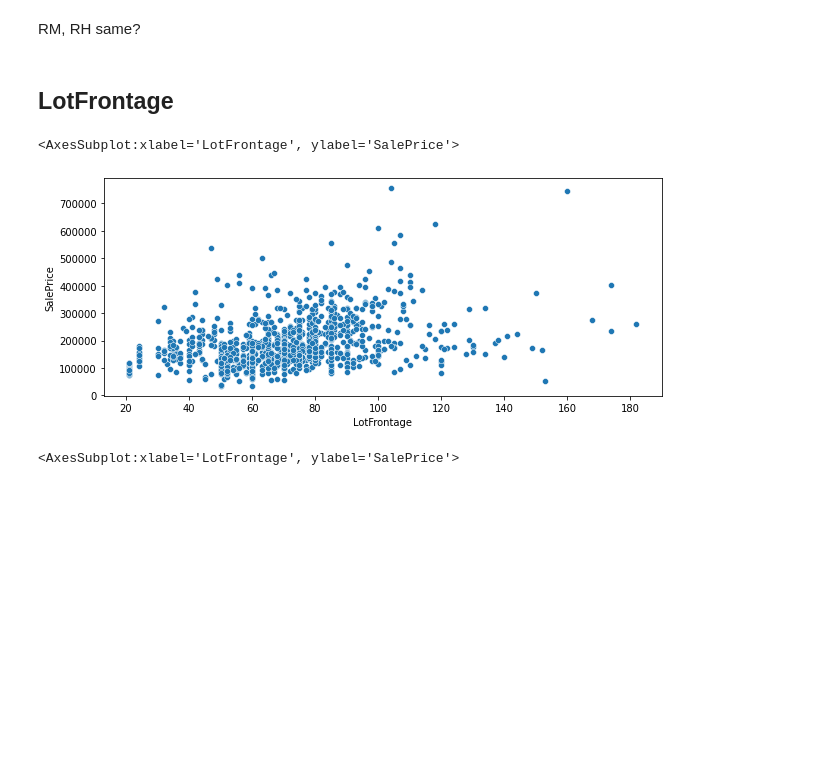
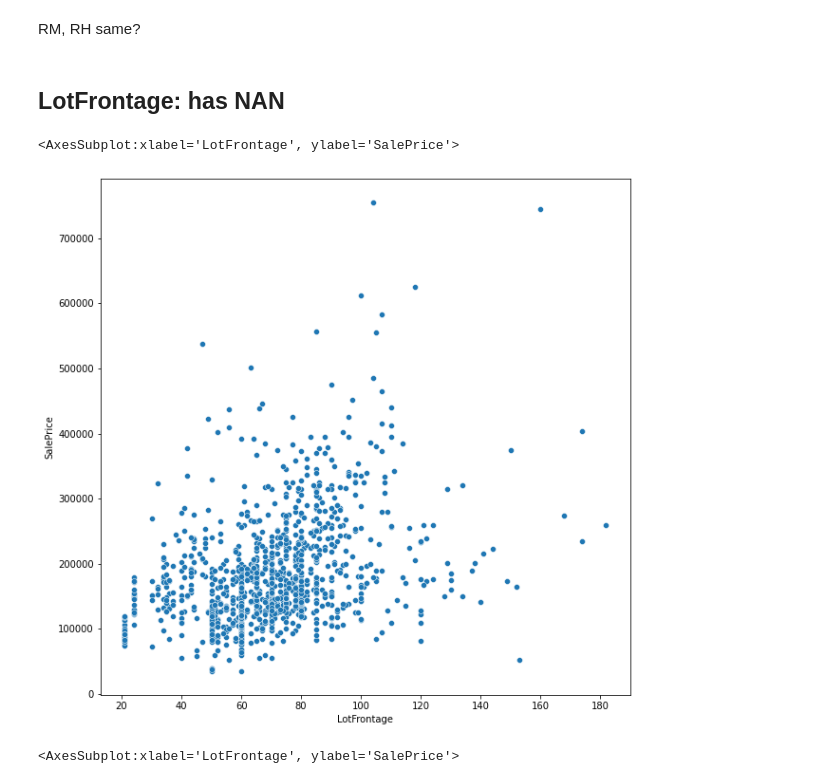
Before and after one commit to hoangquy18/Machine-Learning, a Jupyter notebook: Machine Learning/House/house.ipynb, the cells around one changed output. Saved outputs shown, nothing was run; the diff lists cells and outputs as text; code cells hidden in the pictures; blank space fills up the shorter version.

```diff
--- a/Machine Learning/House/house.ipynb
+++ b/Machine Learning/House/house.ipynb
@@ -116,13 +116,13 @@ sns.barplot(data = relative_attribute_sale("MSZoning",train_data),x = 'MSZoning'
 # %% [markdown]
 RM, RH same?
 # %% [markdown]
-## LotFrontage
+## LotFrontage: has NAN
 # %%
-plt.figure(figsize = (10,4))
+plt.figure(figsize = (10,10))
 sns.scatterplot(data = train_data,x = 'LotFrontage',y= 'SalePrice')
 # %% [output]
 <AxesSubplot:xlabel='LotFrontage', ylabel='SalePrice'>
-[figure, old version]
+[figure, new version]
 # %%
 train_data['LotFrontage'] = train_data['LotFrontage'].apply(lambda x: train_data['LotFrontage'].mean() if x > 250 else x)
 # %%
```
Also changed, not shown: parts of 38 cells of this notebook, 1 other file.
